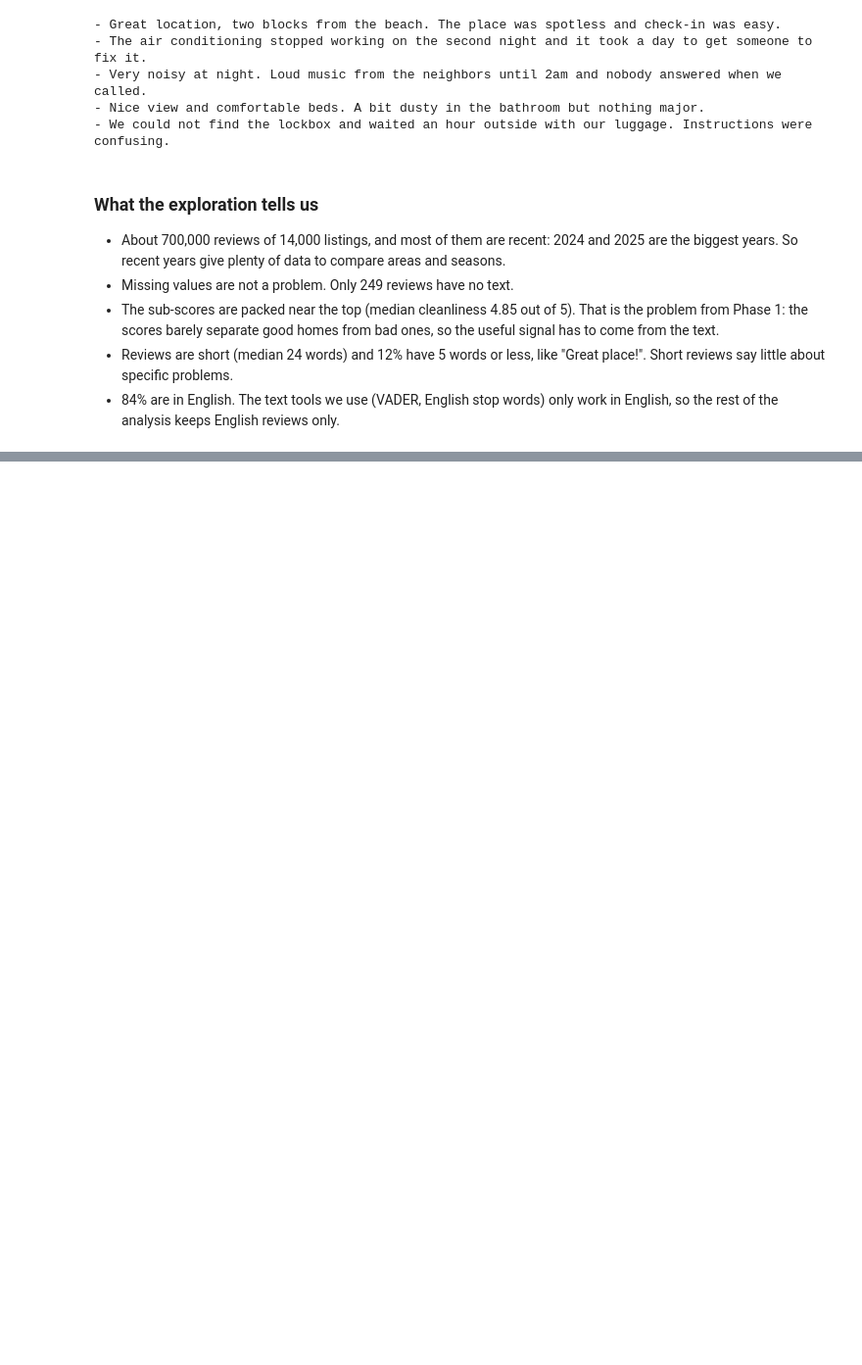
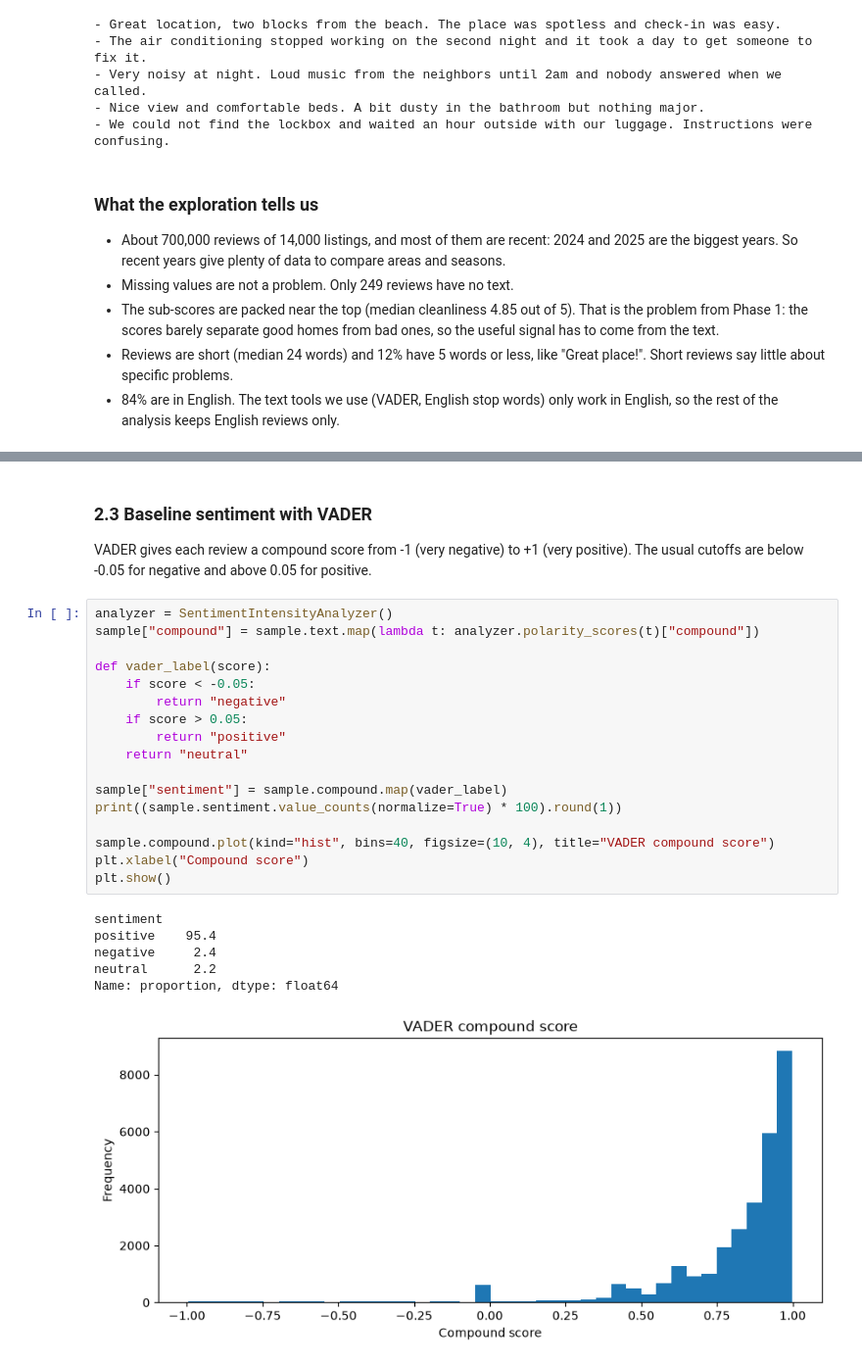
Before and after one commit to gui-buissa/str-guest-feedback-nlp, a Jupyter notebook: notebooks/phase2_exploration.ipynb, the cells around one changed output, grey strips where cells are left out. Shown at 98% size. Cells and saved outputs as stored; diff of their text form; blank space fills up the shorter version.

```diff
--- a/notebooks/phase2_exploration.ipynb
+++ b/notebooks/phase2_exploration.ipynb
@@ -155,0 +198,28 @@ for text in mock.comments.head(5):
+# %% [markdown]
+### 2.3 Baseline sentiment with VADER
+
+VADER gives each review a compound score from -1 (very negative) to +1 (very positive). The usual cutoffs are below -0.05 for negative and above 0.05 for positive.
+# %%
+analyzer = SentimentIntensityAnalyzer()
+sample["compound"] = sample.text.map(lambda t: analyzer.polarity_scores(t)["compound"])
+
+def vader_label(score):
+    if score < -0.05:
+        return "negative"
+    if score > 0.05:
+        return "positive"
+    return "neutral"
+
+sample["sentiment"] = sample.compound.map(vader_label)
+print((sample.sentiment.value_counts(normalize=True) * 100).round(1))
+
+sample.compound.plot(kind="hist", bins=40, figsize=(10, 4), title="VADER compound score")
+plt.xlabel("Compound score")
+plt.show()
+# %% [output]
+sentiment
+positive    95.4
+negative     2.4
+neutral      2.2
+Name: proportion, dtype: float64
+[figure, added]
```
Also changed, not shown: parts of 15 cells of this notebook.
